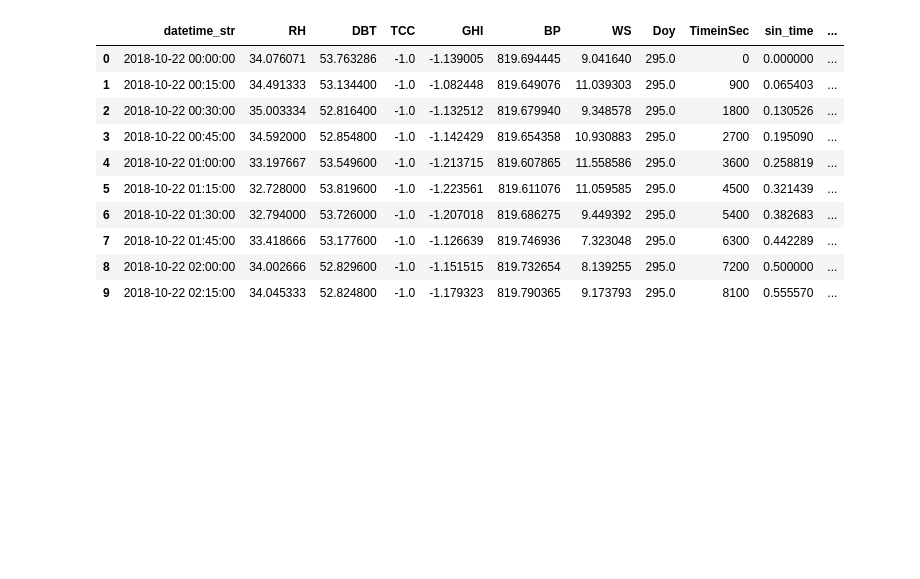
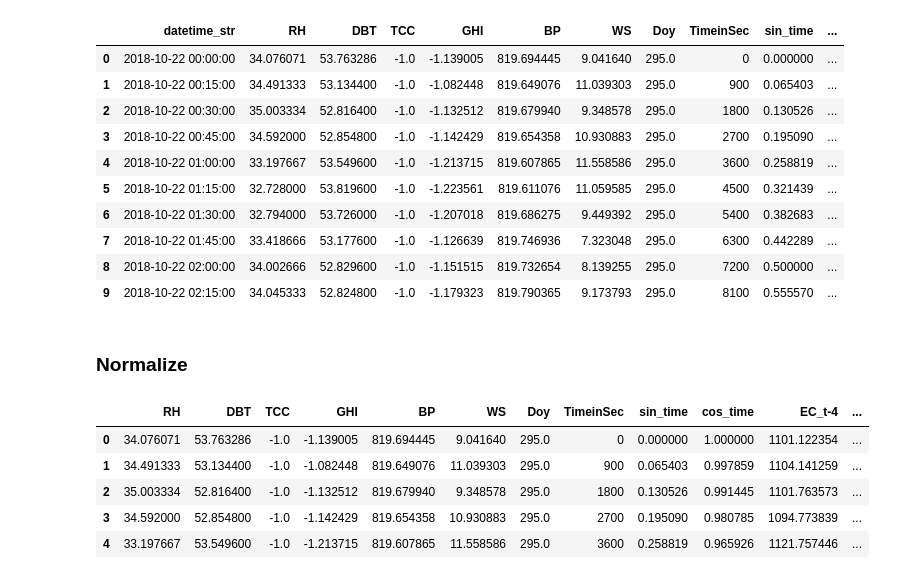
Before and after one commit to NREL/Wattile, a Jupyter notebook: pulling_in_energy_data.ipynb, the cells around one changed output. Saved outputs shown, nothing was run; the diff lists cells and outputs as text; code cells hidden in the pictures; blank space fills up the shorter version.

```diff
--- a/pulling_in_energy_data.ipynb
+++ b/pulling_in_energy_data.ipynb
@@ -258,17 +260,17 @@ def get_static_features(df):
 
     idx = idx+1
     new_col = pd.to_timedelta(df.datetime_str.dt.strftime('%H:%M:%S')).dt.total_seconds().astype(int)
-    df.insert(loc=idx, column='TimeinSec', value=new_col)
+    df.insert(loc=idx, column='timeinSec', value=new_col)
 
     # conversion to cyclic coordinates
     seconds_in_day = 24 * 60 * 60
 
     idx = idx + 1
-    new_col = np.sin(2 * np.pi * df.TimeinSec / seconds_in_day)
+    new_col = np.sin(2 * np.pi * df.timeinSec / seconds_in_day)
     df.insert(loc=idx, column='sin_time', value=new_col)
 
     idx = idx+1
-    new_col = np.cos(2 * np.pi * df.TimeinSec / seconds_in_day)
+    new_col = np.cos(2 * np.pi * df.timeinSec / seconds_in_day)
     df.insert(loc=idx, column='cos_time', value=new_col)
 
     idx = idx+1
@@ -325,3 +336,16 @@ df.head(10)
 | 7 | 2018-10-22 01:45:00 | 33.418666 | 53.177600 | -1.0 | -1.126639 | 819.746936 | 7.323048 | 295.0 | 6300 | 0.442289 | ... |
 | 8 | 2018-10-22 02:00:00 | 34.002666 | 52.829600 | -1.0 | -1.151515 | 819.732654 | 8.139255 | 295.0 | 7200 | 0.500000 | ... |
 | 9 | 2018-10-22 02:15:00 | 34.045333 | 52.824800 | -1.0 | -1.179323 | 819.790365 | 9.173793 | 295.0 | 8100 | 0.555570 | ... |
+# %% [markdown]
+### Normalize
+# %%
+final_df = df.copy()
+final_df = final_df.drop('datetime_str', axis=1)
+final_df.head()
+# %% [output]
+|  | RH | DBT | TCC | GHI | BP | WS | Doy | TimeinSec | sin_time | cos_time | EC_t-4 | ... |
+| 0 | 34.076071 | 53.763286 | -1.0 | -1.139005 | 819.694445 | 9.041640 | 295.0 | 0 | 0.000000 | 1.000000 | 1101.122354 | ... |
+| 1 | 34.491333 | 53.134400 | -1.0 | -1.082448 | 819.649076 | 11.039303 | 295.0 | 900 | 0.065403 | 0.997859 | 1104.141259 | ... |
+| 2 | 35.003334 | 52.816400 | -1.0 | -1.132512 | 819.679940 | 9.348578 | 295.0 | 1800 | 0.130526 | 0.991445 | 1101.763573 | ... |
+| 3 | 34.592000 | 52.854800 | -1.0 | -1.142429 | 819.654358 | 10.930883 | 295.0 | 2700 | 0.195090 | 0.980785 | 1094.773839 | ... |
+| 4 | 33.197667 | 53.549600 | -1.0 | -1.213715 | 819.607865 | 11.558586 | 295.0 | 3600 | 0.258819 | 0.965926 | 1121.757446 | ... |
```
Also changed, not shown: parts of 9 cells of this notebook, 5 other files.
